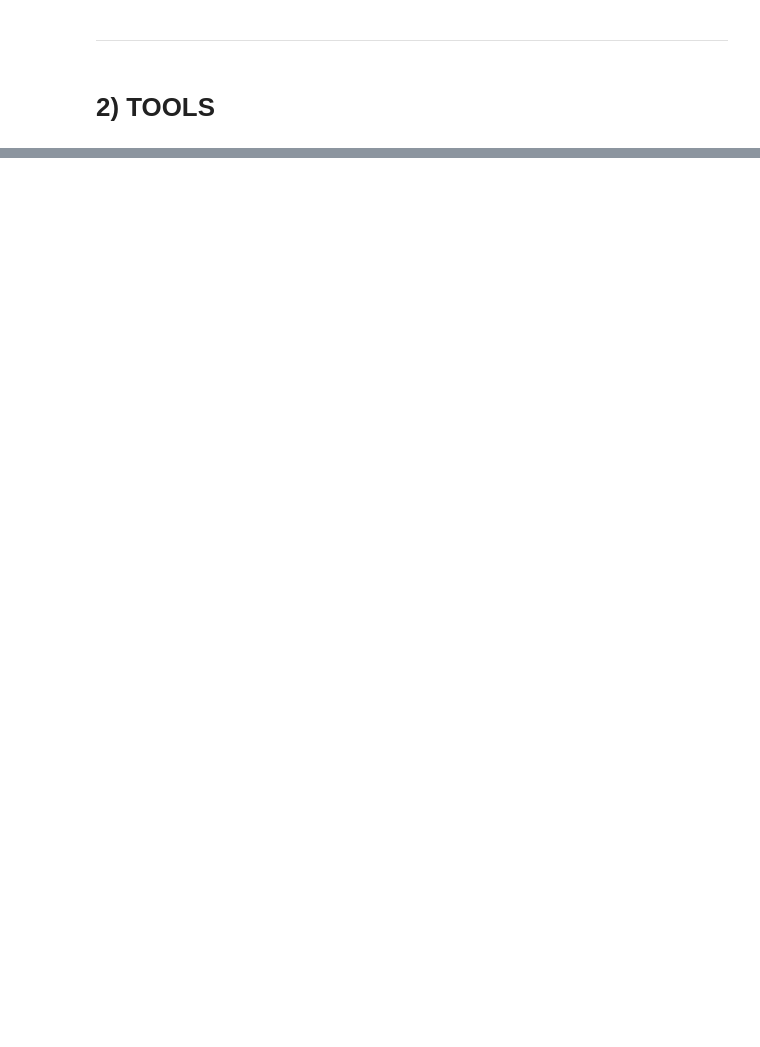
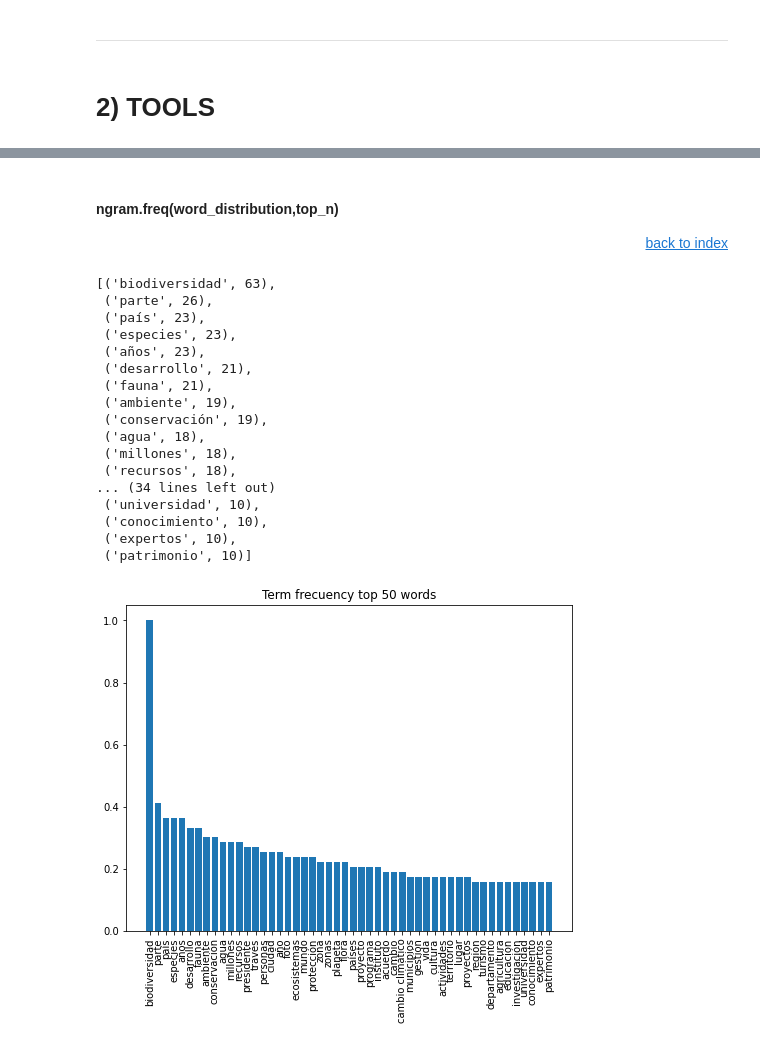
Before and after one commit to TeamSophia2/pySophia2, a Jupyter notebook: Example_notebook.ipynb, the cells around one changed output, grey strips where cells are left out. Cells and saved outputs as stored; diff of their text form; code cells hidden in the pictures; blank space fills up the shorter version.

```diff
--- a/Example_notebook.ipynb
+++ b/Example_notebook.ipynb
@@ -445,0 +403,24 @@ tools.sophia_ngram_view(sophia2_ngram_struct, palabras,True)
+# %% [markdown]
+#### ngram.freq(word_distribution,top_n)
+<div style='text-align: right'><a href="#INDEX">back to index </a></div>
+# %%
+tools.ngram.freq(word_distribution=word_distribution,top_n=50)
+# %% [output]
+[('biodiversidad', 63),
+ ('parte', 26),
+ ('país', 23),
+ ('especies', 23),
+ ('años', 23),
+ ('desarrollo', 21),
+ ('fauna', 21),
+ ('ambiente', 19),
+ ('conservación', 19),
+ ('agua', 18),
+ ('millones', 18),
+ ('recursos', 18),
+... (34 lines left out)
+ ('universidad', 10),
+ ('conocimiento', 10),
+ ('expertos', 10),
+ ('patrimonio', 10)]
+[figure, added]
```
Also changed, not shown: parts of 74 cells of this notebook, 7 other files.
